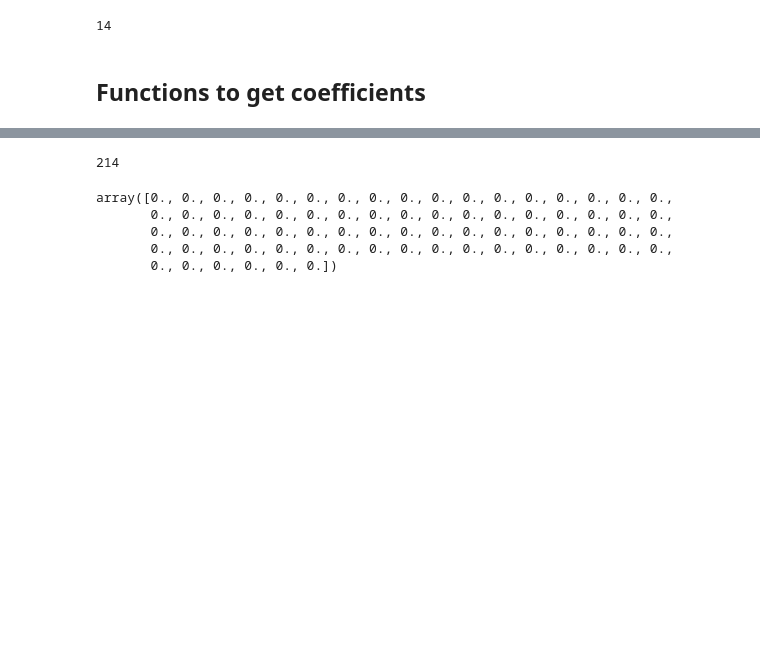
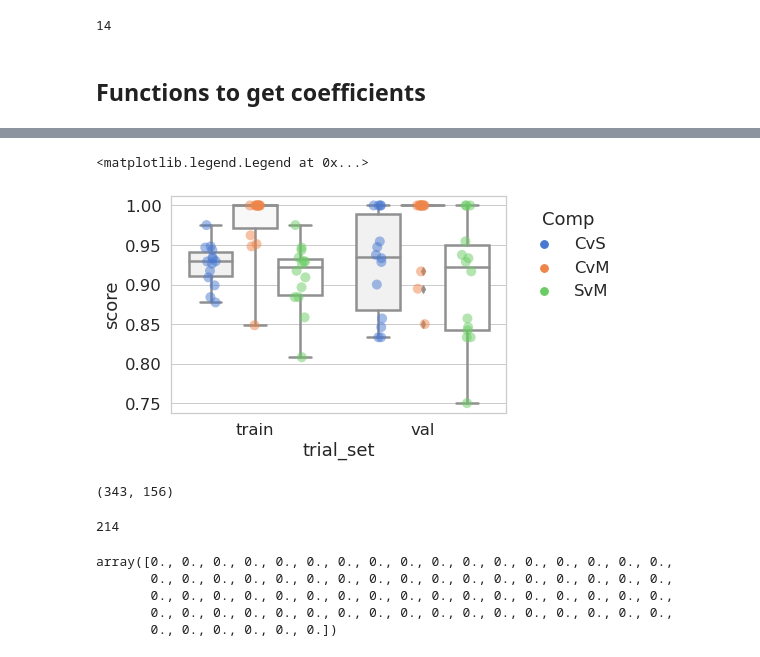
Before and after one commit to mgonzal1/wombats-malos, a Jupyter notebook: notebooks/multi_sessions.ipynb, the cells around one changed output, grey strips where cells are left out. Drawn from its saved outputs; the diff is of its cells as text; code cells hidden in the pictures; blank space fills up the shorter version.

```diff
--- a/notebooks/multi_sessions.ipynb
+++ b/notebooks/multi_sessions.ipynb
@@ -329 +330,12 @@ model_binary_scores[0]
 | nono | 1 | 0 | 0 |
+# %%
+all_scores = pd.DataFrame()
+for session_i in range(N_SESSIONS):
+    model_binary_scores[session_i]["trial_set"] = list(model_binary_scores[session_i].index)
+    a = pd.melt(model_binary_scores[session_i], id_vars='trial_set', value_vars=["correct_v_subject", "correct_v_model", "subject_v_model"], value_name="score", var_name="comp")
+    a["session_num"] = session_i
+    #a["trial_set"] = list(model_binary_scores[session_i].index)
+
+    all_scores = pd.concat( (all_scores, a) )
+
+all_scores = all_scores.reset_index(drop=True)
@@ -330,7 +360,22 @@ model_binary_scores[0]
+# %%
+sns.set_context("notebook", font_scale=1.5, rc={"lines.linewidth": 2.5})
+f,ax =plt.subplots()
+
+sns.boxplot(data=all_scores[all_scores.trial_set.isin(["train","val"])], y = "score", x="trial_set", hue='comp', color='white', whis=100, ax=ax)
+sns.stripplot(data=all_scores[all_scores.trial_set.isin(["train","val"])], y = "score", x="trial_set", hue='comp', alpha=0.5, dodge=True, size=10, ax=ax)
+handles, labels = ax.get_legend_handles_labels()
+ax.legend(handles[3:], ['CvS','CvM','SvM'], title='Comp', bbox_to_anchor=(1.02, 1), frameon=False)
+# %% [output]
+<matplotlib.legend.Legend at 0x...>
+[figure, added]
 # %%
 utils=reload(utils)
 train_set, val_set, nogo_set, noresp_set, nono_set = utils.split_validation_set(session_data)
 data_splits = {"train": train_set, "val": val_set, 'nogo': nogo_set, 'noresp': noresp_set, "nono": nono_set}
+# %%
+len(session_data['response']), len(train_set['response']),
+# %% [output]
+(343, 156)
 # %%
 cnt=0
 for k,v in data_splits.items():
```
Also changed, not shown: parts of 6 cells of this notebook, 3 other files.
